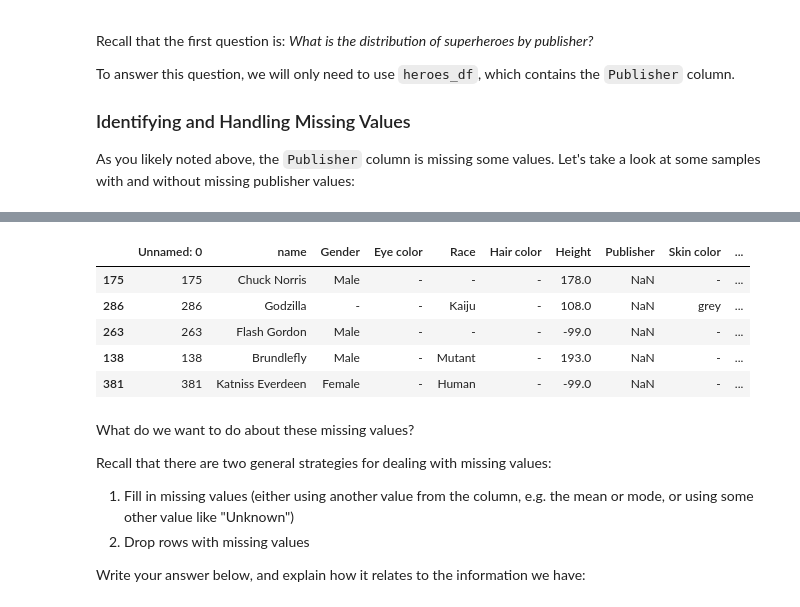
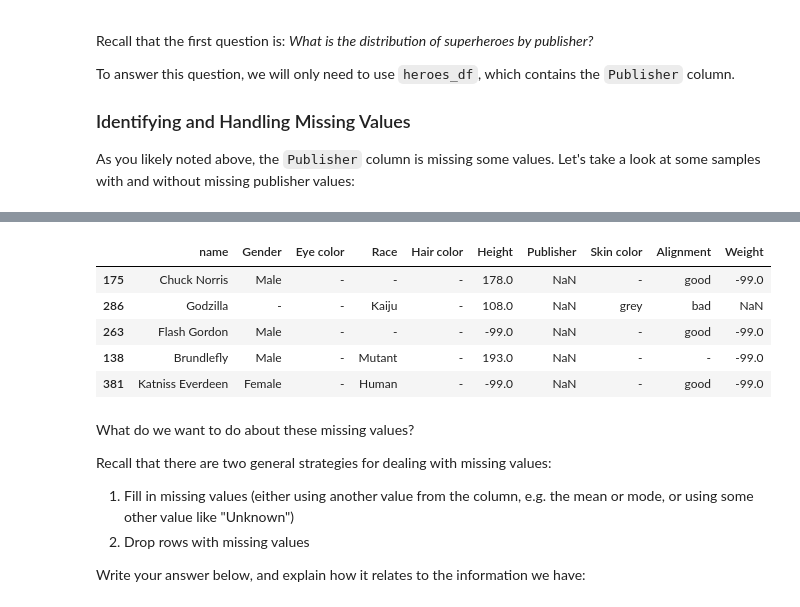
Before and after one commit to EarthToJoe/dsc-pandas-data-cleaning-lab, a Jupyter notebook: index.ipynb, the cells around one changed output, grey strips where cells are left out. Drawn from its saved outputs; the diff is of its cells as text; code cells hidden in the pictures.

```diff
--- a/index.ipynb
+++ b/index.ipynb
@@ -253,16 +250,16 @@ has_publisher_sample
 # %%
 # Run this cell without changes
-missing_publisher_sample = heroes_df[heroes_df["Publisher"].isna()].sample(
+missing_publisher_sample = heroes_df0[heroes_df0["Publisher"].isna()].sample(
     5, random_state=1
 )
 missing_publisher_sample
 # %% [output]
-|  | Unnamed: 0 | name | Gender | Eye color | Race | Hair color | Height | Publisher | Skin color | ... |
-| 175 | 175 | Chuck Norris | Male | - | - | - | 178.0 | NaN | - | ... |
-| 286 | 286 | Godzilla | - | - | Kaiju | - | 108.0 | NaN | grey | ... |
-| 263 | 263 | Flash Gordon | Male | - | - | - | -99.0 | NaN | - | ... |
-| 138 | 138 | Brundlefly | Male | - | Mutant | - | 193.0 | NaN | - | ... |
-| 381 | 381 | Katniss Everdeen | Female | - | Human | - | -99.0 | NaN | - | ... |
+|  | name | Gender | Eye color | Race | Hair color | Height | Publisher | Skin color | Alignment | Weight |
+| 175 | Chuck Norris | Male | - | - | - | 178.0 | NaN | - | good | -99.0 |
+| 286 | Godzilla | - | - | Kaiju | - | 108.0 | NaN | grey | bad | NaN |
+| 263 | Flash Gordon | Male | - | - | - | -99.0 | NaN | - | good | -99.0 |
+| 138 | Brundlefly | Male | - | Mutant | - | 193.0 | NaN | - | - | -99.0 |
+| 381 | Katniss Everdeen | Female | - | Human | - | -99.0 | NaN | - | good | -99.0 |
 # %% [markdown]
 What do we want to do about these missing values?
 
```
Also changed, not shown: parts of 5 cells of this notebook.
